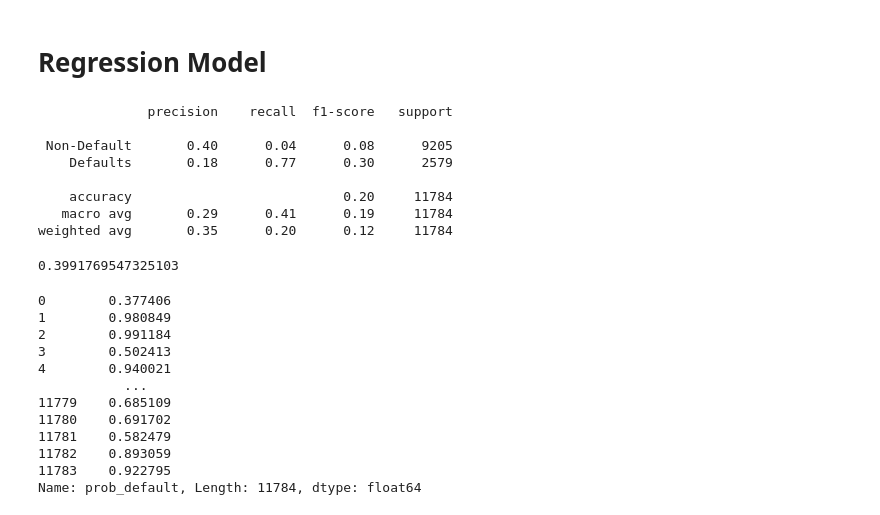
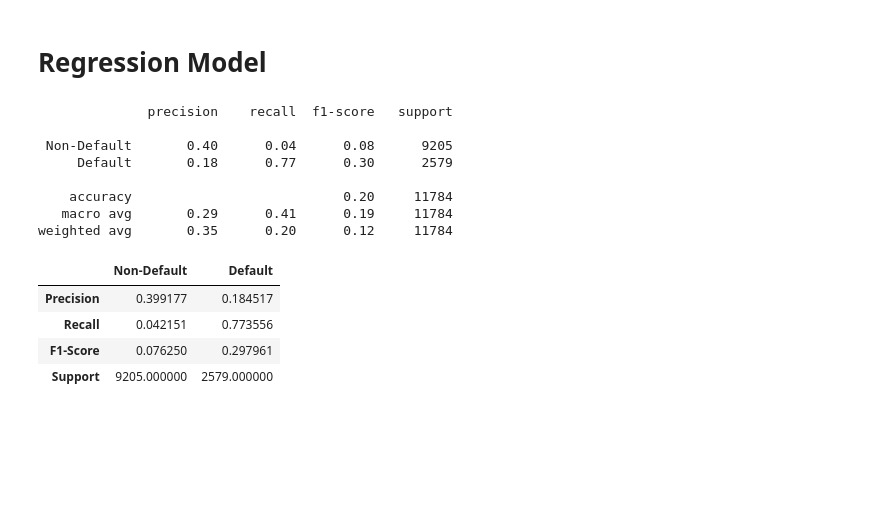
Before and after one commit to georgesmyr/CreditRisk, a Jupyter notebook: LinReg.ipynb, the cells around one changed output. Cells and saved outputs as stored; diff of their text form; code cells hidden in the pictures; blank space fills up the shorter version.

```diff
--- a/LinReg.ipynb
+++ b/LinReg.ipynb
@@ -129,38 +121,24 @@ class LRCreditRiskModel():
 # %%
-crm = LRCreditRiskModel("")
+crm = LogisticRegressionCreditRiskModel()
 crm.load_data('cr_loan_nout_nmiss.csv')
-crm.set_regression_variables(['person_income','person_age','loan_int_rate'],['loan_status'])
+crm.preprocess_features(['person_income','person_age','loan_int_rate'])
+crm.preprocess_target(['loan_status'])
 crm.train_test_split(test_size=0.4, random_state=129)
 crm.train_model()
-pred_y = crm.predict_status(crm.x_test)
-cr = crm.classification_report(crm.y_test, pred_y)
-print(cr)
+pred_y = crm.predict_status()
+cr = crm.print_classification_report()
+crm.precision_recall_fscore_support()
 # %% [output]
               precision    recall  f1-score   support
 
  Non-Default       0.40      0.04      0.08      9205
-    Defaults       0.18      0.77      0.30      2579
+     Default       0.18      0.77      0.30      2579
 
     accuracy                           0.20     11784
    macro avg       0.29      0.41      0.19     11784
 weighted avg       0.35      0.20      0.12     11784
+|  | Non-Default | Default |
+| Precision | 0.399177 | 0.184517 |
+| Recall | 0.042151 | 0.773556 |
+| F1-Score | 0.076250 | 0.297961 |
+| Support | 9205.000000 | 2579.000000 |
-# %%
-crm.precision_recall_fscore_support(crm.y_test, pred_y)["Non-Defaults"]["recision"]
-# %% [output]
-0.3991769547325103
-# %%
-prob_default = crm.predict_proba(crm.x_test)["prob_default"]
-prob_default
-# %% [output]
-0        0.377406
-1        0.980849
-2        0.991184
-3        0.502413
-4        0.940021
-           ...
-11779    0.685109
-11780    0.691702
-11781    0.582479
-11782    0.893059
-11783    0.922795
-Name: prob_default, Length: 11784, dtype: float64
```
Also changed, not shown: parts of 6 cells of this notebook, 6 other files.
